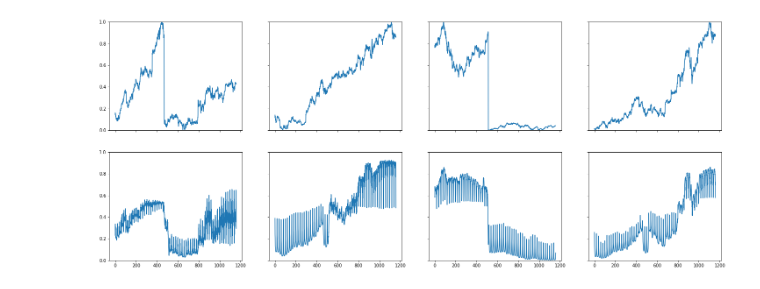
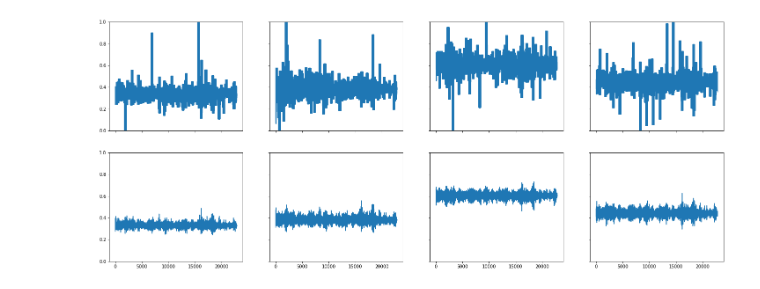
Before and after one commit to mezzatab/Algoritmic-Pattern-Recognition, a Jupyter notebook: AutoEnc_MLP.ipynb, the cells around one changed output. Saved outputs shown, nothing was run; the diff lists cells and outputs as text; code cells hidden in the pictures.

```diff
--- a/AutoEnc_MLP.ipynb
+++ b/AutoEnc_MLP.ipynb
@@ -81,0 +76,2 @@ Google=sliding_window(df_google['Close'],(scan),(1))
+# %%
+combined=np.column_stack((sData[i] for i in range(len(sData))))#,df_fb,df_apple, df_amz))#print combined
@@ -81,0 +83,12 @@ Google=sliding_window(df_google['Close'],(scan),(1))
+# %%
+# Sliding over time series #
+# Making Image data #
+scan=(20,4)
+#scan=(20,2)
+stride=(1,0)
+InputMatrices=sliding_window(combined,scan,stride)
+print InputMatrices.shape[:]
+#print InputMatrices[0]
+matrices=InputMatrices.reshape(1142,80)
+print matrices.shape[:]
+#print matrices[0]
@@ -132,6 +144,7 @@ Epoch 200/200
 dec_imgs=autoencoder.predict(matrices)
 enc_imgs=encoder.predict(matrices)
 # %%
+plt.clf()
 plt.figure(figsize=(20, 20))
 n=1
 for i in range(n):
@@ -145,7 +158,7 @@ for i in range(n):
     ax1=plt.subplot(2, n, n+i+1)
     img=dec_imgs[i].reshape(20,4).T
     plt.imshow(img)
-    plt.gray()
+#    plt.gray()
     ax1.get_xaxis().set_visible(False)
     ax1.get_yaxis().set_visible(False)
     diff=(xtest-img)/(xtest)
@@ -160,17 +174,19 @@ plt.show()
 # %%
+nCompanies=4
+print matrices.shape[:]
 def reconTSeries(Imgs, nImgs, nDays, cIndex):
     l1=[]
     for i in range(0,nImgs):
         for j in range(0,nDays):
-            l1.append(Imgs[i][j][cIndex][0])
+            l1.append(Imgs[i][j*nCompanies+cIndex])
     return l1
 
 def checkTSeries(Imgs, nImgs, nDays, cIndex):
     l1=[]
     for i in range(0,nImgs):
         for j in range(0,nDays):
-            if Imgs[i][j][cIndex][0] > 0.5:
-                l1.append(Imgs[i][j][cIndex][:])
+            if Imgs[i][nDays*nCompanies+cIndex] > 0.5:
+                l1.append(Imgs[i][j*nCompanies+cIndex])
     return l1
 
 
@@ -255,72 +271,41 @@ axes[1,1].set_ylim(0,1)
 axes[1,2].set_ylim(0,1)
 axes[1,3].set_ylim(0,1)
 
-oTime=reconTSeries(matrices, 58, 20, 0)
+nImages=1142
+oTime=reconTSeries(matrices, nImages, 20, 0)
+
 timeSeries=pd.DataFrame(oTime)
 axes[0,0].plot(timeSeries)
 
-oTime=reconTSeries(matrices, 58, 20, 1)
+oTime=reconTSeries(matrices, nImages, 20, 1)
 timeSeries=pd.DataFrame(oTime)
 axes[0,1].plot(timeSeries)
 
-oTime=reconTSeries(matrices, 58, 20, 2)
+oTime=reconTSeries(matrices, nImages, 20, 2)
 timeSeries=pd.DataFrame(oTime)
 axes[0,2].plot(timeSeries)
 
-oTime=reconTSeries(matrices, 58, 20, 3)
+oTime=reconTSeries(matrices, nImages, 20, 3)
 timeSeries=pd.DataFrame(oTime)
 axes[0,3].plot(timeSeries)
 
-oTime=reconTSeries(dec_imgs, 58, 20, 0)
+
+oTime=reconTSeries(dec_imgs, nImages, 20, 0)
 timeSeries=pd.DataFrame(oTime)
 axes[1,0].plot(timeSeries)
 
-oTime=reconTSeries(dec_imgs, 58, 20, 1)
+oTime=reconTSeries(dec_imgs, nImages, 20, 1)
 timeSeries=pd.DataFrame(oTime)
 axes[1,1].plot(timeSeries)
 
-oTime=reconTSeries(dec_imgs, 58, 20, 2)
+oTime=reconTSeries(dec_imgs, nImages, 20, 2)
 timeSeries=pd.DataFrame(oTime)
 axes[1,2].plot(timeSeries)
 
-oTime=reconTSeries(dec_imgs, 58, 20, 3)
+oTime=reconTSeries(dec_imgs, nImages, 20, 3)
 timeSeries=pd.DataFrame(oTime)
 axes[1,3].plot(timeSeries)
 
 
-'''
-n=1
-
-for i in range(n):
-    ax=plt.subplot(1, n, i+1)
-    oTime=reconTSeries(matrices, 58, 20, i)
-    timeSeries=pd.DataFrame(oTime)
-    timeSeries.plot()
-#    plt.imshow(xtest)
-#    plt.gray()
-    ax.get_xaxis().set_visible(False)
-    ax.get_yaxis().set_visible(False)
-    ax1=plt.subplot(2, n, n+i)
-    oTime=reconTSeries(dec_imgs, 58, 20, i)
-    timeSeries=pd.DataFrame(oTime)
-    timeSeries.plot()
-#    plt.gray()
-    ax1.get_xaxis().set_visible(False)
-    ax1.get_yaxis().set_visible(False)
-    diff=(xtest-img)/(xtest)
-    #plt.imshow(diff)
-#    plt.gray()
-    ax1.get_xaxis().set_visible(False)
-    ax1.get_yaxis().set_visible(False)
-
-
-# row and column sharing
-f, ((ax1, ax2), (ax3, ax4)) = plt.subplots(2, 2, sharex='col', sharey='row')
-ax1.
-ax1.set_title('Sharing x per column, y per row')
-ax2.scatter(x, y)
-ax3.scatter(x, 2 * y ** 2 - 1, color='r')
-ax4.plot(x, 2 * y ** 2 - 1, color='r')
-'''
 plt.show()
 # %% [output]
@@ -328 +314 @@ plt.show()
-[figure, old version]
+[figure, new version]
```
Also changed, not shown: parts of 17 cells of this notebook.
